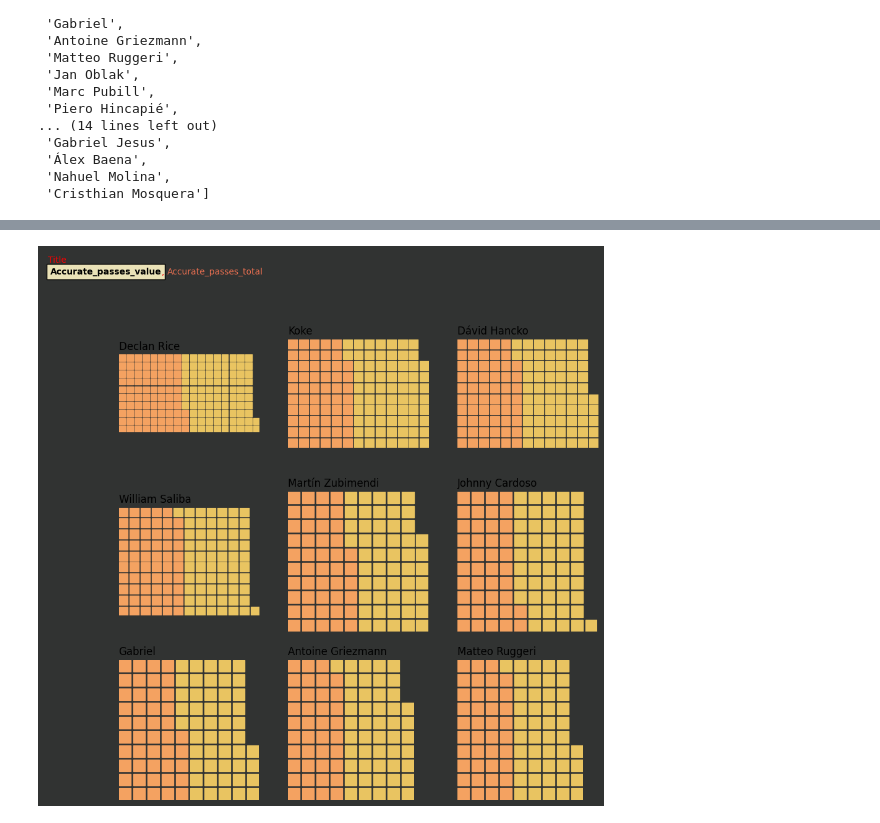
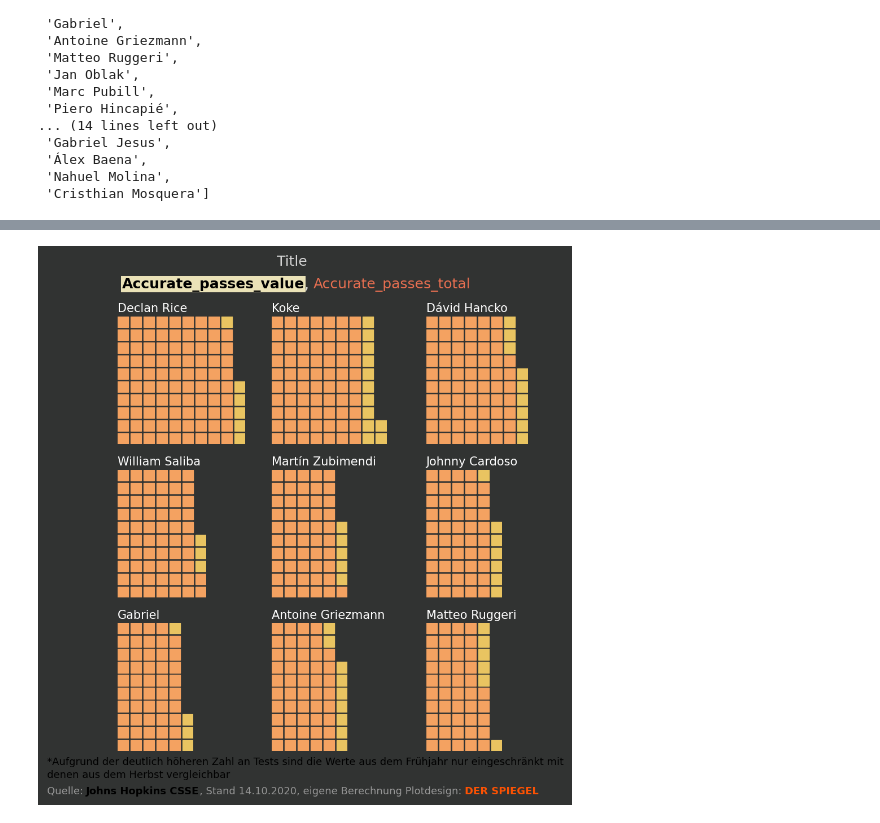
Before and after one commit to bolaxel/random-games, a Jupyter notebook: waffle_plot.ipynb, the cells around one changed output, grey strips where cells are left out. Saved outputs shown, nothing was run; the diff lists cells and outputs as text; code cells hidden in the pictures.

Commit message:
waffle plot difference in goals

```diff
--- a/waffle_plot.ipynb
+++ b/waffle_plot.ipynb
@@ -72,3 +72,6 @@ w_df
 | 34 | Giuliano Simeone | 10.0 | 13.0 |
 | 37 | Cristhian Mosquera | 3.0 | 3.0 |
 | 38 | Marc Pubill | 33.0 | 38.0 |
+# %%
+w_df['accurate_passes'] = w_df['Accurate_passes_total'] - w_df['Accurate_passes_value']
+w_df.head()
@@ -74,0 +85,4 @@ w_df
+# %%
+# df with passes
+w_df = w_df[['name', 'Accurate_passes_total', 'accurate_passes']]
+w_df.head()
@@ -174,99 +195,126 @@ fig = plt.figure(
     FigureClass=Waffle,
     rows=10,
     figsize=(10,10),
+    tight=False,
     plots={ #331 3x3 1 is the first plot
         (3,3,1):{
             'values':w_df.iloc[:,0],
             'title':{
                 'label':my_list[0],
-                'color':'black',
-                'loc':'left'
+                'color':'white',
+                'loc':'left',
+                'fontsize': 15
             }
         },
         (3,3,2):{
             'values':w_df.iloc[:,1],
             'title':{
                 'label':my_list[1],
-                'color':'black',
-                'loc':'left'
+                'color':'white',
+                'loc':'left',
+                'fontsize': 15
             }
         },
         (3,3,3):{
             'values':w_df.iloc[:,2],
             'title':{
                 'label':my_list[2],
-                'color':'black',
-                'loc':'left'
+                'color':'white',
+                'loc':'left',
+                'fontsize': 15
             }
         },
         (3,3,4):{
             'values':w_df.iloc[:,3],
             'title':{
                 'label':my_list[3],
-                'color':'black',
-                'loc':'left'
+                'color':'white',
+                'loc':'left',
+                'fontsize': 15
             }
         },
         (3,3,5):{
             'values':w_df.iloc[:,4],
             'title':{
                 'label':my_list[4],
-                'color':'black',
-                'loc':'left'
+                'color':'white',
+                'loc':'left',
+                'fontsize': 15
             }
         },
         (3,3,6):{
             'values':w_df.iloc[:,5],
             'title':{
                 'label':my_list[5],
-                'color':'black',
-                'loc':'left'
+                'color':'white',
+                'loc':'left',
+                'fontsize': 15
             }
         },
         (3,3,7):{
             'values':w_df.iloc[:,6],
             'title':{
                 'label':my_list[6],
-                'color':'black',
-                'loc':'left'
+                'color':'white',
+                'loc':'left',
+                'fontsize': 15
             }
         },
         (3,3,8):{
             'values':w_df.iloc[:,7],
             'title':{
                 'label':my_list[7],
-                'color':'black',
-                'loc':'left'
+                'color':'white',
+                'loc':'left',
+                'fontsize': 15
             }
         },
         (3,3,9):{
             'values':w_df.iloc[:,8],
             'title':{
                 'label':my_list[8],
-                'color':'black',
-                'loc':'left'
+                'color':'white',
+                'loc':'left',
+                'fontsize': 15
             }
         }
     },
     colors = ['#f4a261', '#e9c461']
 )
 
+bbox_pad = 1.5
+bboxprops = {'linewidth': 0, 'pad': bbox_pad}
+
 fig_text(
     s='Title \n <Accurate_passes_value>, <Accurate_passes_total>',
-    x=.01,
+    x=0.125,
     y=.99,
-    color='red',
+    fontsize=18,
+    textalign='center',
+    vsep=12,
+    color='lightgrey',
     highlight_textprops=[
-        {'color': 'black', 'weight': 'bold', 'bbox': {'facecolor':'#eae2b7'}},
+        {'color': 'black', 'weight': 'bold', 'bbox': {'facecolor':'#eae2b7', **bboxprops}},
         # {"color": '#eae2b7'},
         {"color": '#e76f51'},
     ]
 )
-
+fig_text(
+    s='<*Aufgrund der deutlich höheren Zahl an Tests sind die Werte aus dem Frühjahr nur eingeschränkt mit>\n' '<denen aus dem Herbst vergleichbar>\n\n' 'Quelle: <Johns Hopkins CSSE>, Stand 14.10.2020, eigene Berechnung Plotdesign: <DER SPIEGEL>',
+    highlight_textprops=[
+        {'color': 'k', 'weight': 'regular'},
+        {'color': 'k', 'weight': 'regular'},
+        {'color': 'k', 'weight': 'bold'},
+        {'color': '#fc5203', 'weight': 'bold'}
+    ],
+    color='#969696',
+    x=0, y=0.1,
+    fontsize=13
+)
 
 fig.patch.set_facecolor('#313332')
 # %% [output]
-[figure, old version]
+[figure, new version]
 # %%
 plots = {}
 
```
Also changed, not shown: parts of 9 cells of this notebook.
